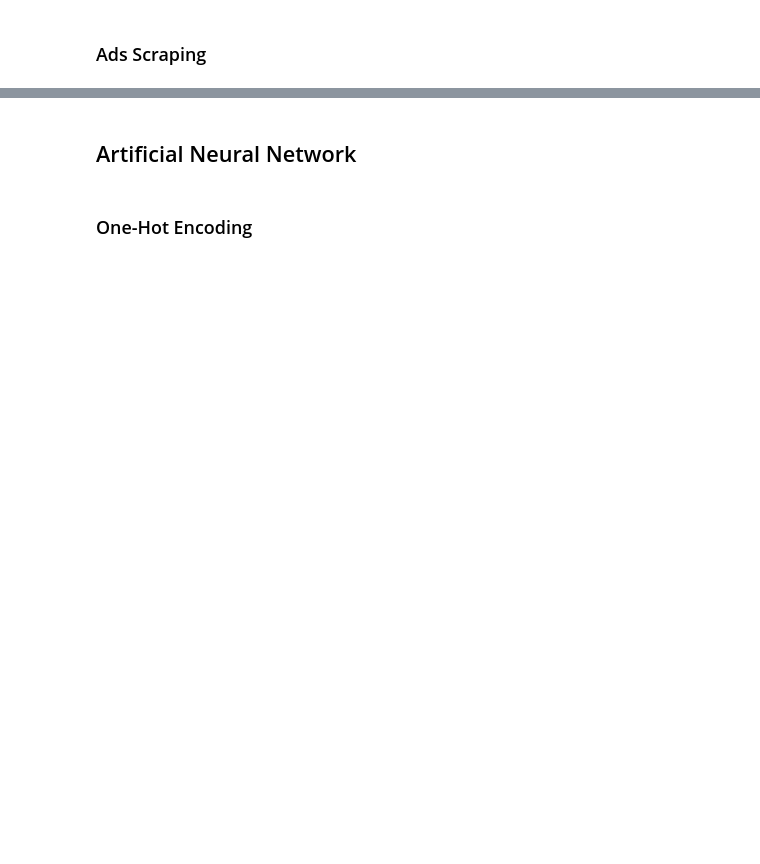
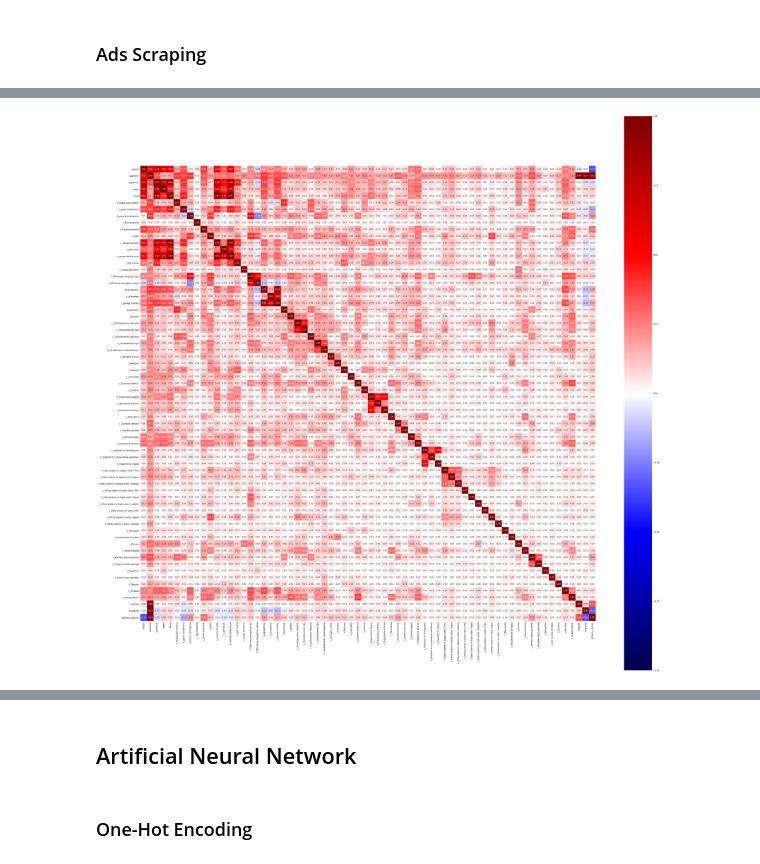
Before and after one commit to andreabazerla/real-estate, a Jupyter notebook: Housing_Price_Prediction_in_Milan_(Italy)_through_Deep_Learning_via_immobiliare_it.ipynb, the cells around one changed output, grey strips where cells are left out. Saved outputs shown, nothing was run; the diff lists cells and outputs as text; code cells hidden in the pictures; blank space fills up the shorter version.

```diff
--- a/Housing_Price_Prediction_in_Milan_(Italy)_through_Deep_Learning_via_immobiliare_it.ipynb
+++ b/Housing_Price_Prediction_in_Milan_(Italy)_through_Deep_Learning_via_immobiliare_it.ipynb
@@ -802 +979,4 @@ df_ads_clean = pd.read_csv(csv_ads_clean)
+# %%
+csv_eda = 'ads_geocode_1620485970.csv'
+df_eda = pd.read_csv(csv_eda)
 # %%
@@ -806,8 +986,8 @@ display(df_ads_clean.head(10).T)
 # %%
-#list(df_ads_clean.columns.values)
-#df_ads_clean.dtypes
+# Filter columns
 
 columns_filtered = [
+  #'id',
   'prezzo',
   'quartiere',
   'superficie',
@@ -874,31 +1054,47 @@ columns_filtered = [
   'c_Solo Cucina Arredata',
   'c_Taverna',
   'c_Terrazza',
-  'c_VideoCitofono'
+  'c_VideoCitofono',
+  #'geocode_address',
+  #'geocode_point',
+  'latitude',
+  'longitude',
+  #'distance_duomo'
 ]
 
 columns_geo = [
-  'distance_duomo',
-  'distance_castello',
-  'distance_galleria',
-  'distance_scala',
-  'distance_arco'
+  'distance_duomo'
 ]
 
-#columns_filtered = columns_filtered + columns_geo
+# Merge columns to keep
+columns_filtered = columns_filtered + columns_geo
 
+# Nominal columns
 columns_nominal = [
+  #'id',
   'quartiere',
+  #'prezzo',
+  #'superficie',
   'bagni',
-  'piano',
+  #'piano',
   'locali',
+  #'f_totale piani edificio',
+  #'f_spese condominio',
+  #'f_anno di costruzione',
   'c_Tipo proprietà',
   'c_Classe proprietà',
   'c_stato',
+  #'c_camere da letto',
+  #'c_altri locali',
+  #'c_numero totale locali',
   'c_tipo cucina',
   'c_campo da tennis',
   'f_Efficienza energetica tipo',
+  #'f_Efficienza energetica valore',
   #'indirizzo_2',
+  #'g_garage/box',
+  #"e_all'esterno",
+  #'c_garage number',
   'f_ascensore',
   'f_disabili',
   'c_Climatizzazione impianto',
@@ -920,43 +1116,40 @@ columns_nominal = [
   'c_Giardino privato',
   'c_Idromassaggio',
   'c_Impianto di allarme',
   'c_Impianto tv centralizzato',
   'c_Impianto tv con parabola satellitare',
   'c_Impianto tv singolo',
   'c_Infissi esterni in doppio vetro / PVC',
   'c_Infissi esterni in doppio vetro / legno',
   'c_Infissi esterni in doppio vetro / metallo',
   'c_Infissi esterni in triplo vetro / PVC',
   'c_Infissi esterni in triplo vetro / legno',
   'c_Infissi esterni in triplo vetro / metallo',
   'c_Infissi esterni in vetro / PVC',
   'c_Infissi esterni in vetro / legno',
   'c_Infissi esterni in vetro / metallo',
   'c_Mansarda',
   'c_Parzialmente Arredato',
   'c_Piscina',
   'c_Porta blindata',
   'c_Portiere intera giornata',
   'c_Portiere mezza giornata',
   'c_Reception',
   'c_Solo Cucina Arredata',
   'c_Taverna',
   'c_Terrazza',
-  'c_VideoCitofono'
+  'c_VideoCitofono',
+  #'geocode_address',
+  #'geocode_point',
+  #'latitude',
+  #'longitude',
+  #'distance_duomo'
 ]
 
-ADS_FILTERED = False
+df_eda = df_eda[columns_filtered]
 
-if ADS_FILTERED:
-  df_ads_clean_alias = df_ads_clean[df_ads_clean['c_Classe proprietà'] == 'classe immobile signorile']
-  df_ads_clean_alias = df_ads_clean[df_ads_clean.point.notnull()]
-else:
-  df_ads_clean_alias = df_ads_clean.copy()
-
-df_ads_clean_alias = df_ads_clean_alias[columns_filtered]
-
-print(len(df_ads_clean_alias.index))
-
-associations_dictionary = associations(df_ads_clean_alias, nan_strategy='replace', nan_replace_value='', nominal_columns=columns_nominal, figsize=(50, 50), cmap='seismic', mark_columns=False)
+associations_dictionary = associations(df_eda, nan_strategy='replace', nan_replace_value='', nominal_columns=columns_nominal, figsize=(50, 50), cmap='seismic', mark_columns=False)
 
 associations_corr = associations_dictionary['corr']
+# %% [output]
+[figure, added]
```
Also changed, not shown: parts of 181 cells of this notebook.
